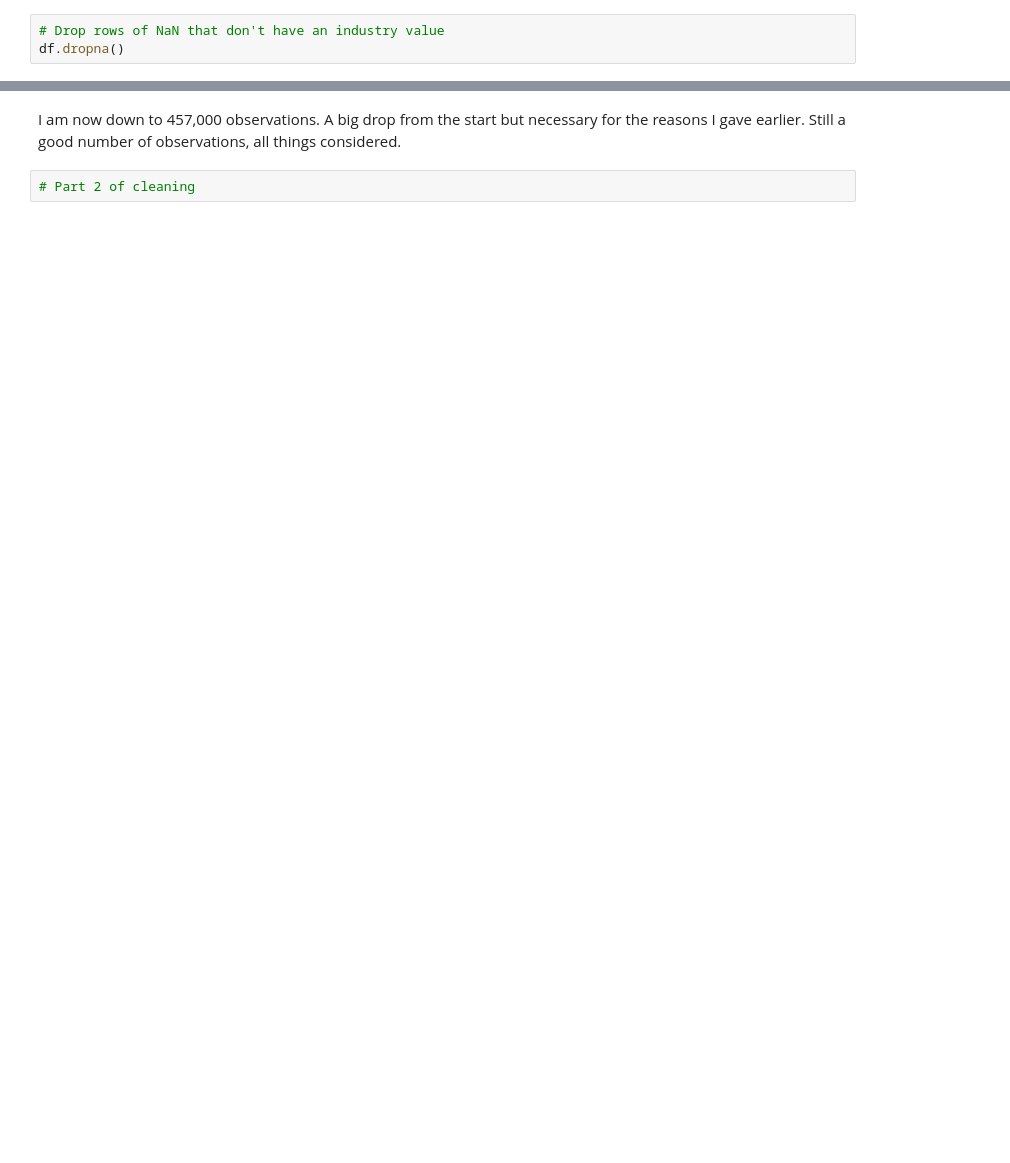
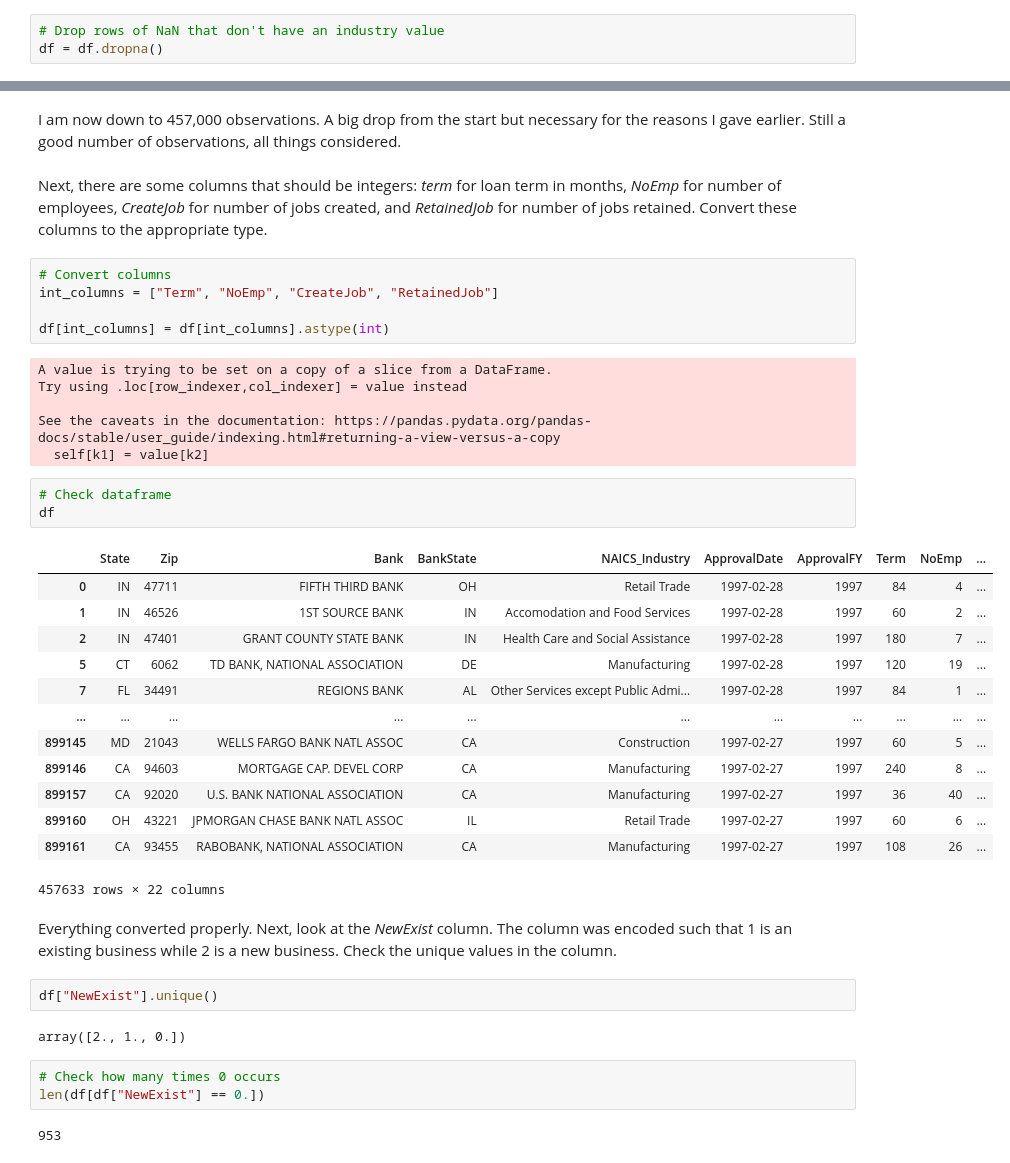
Before and after one commit to ik-okoro/SBA-Loans, a Jupyter notebook: SBA Loans Model.ipynb, the cells around one changed output, grey strips where cells are left out. Cells and saved outputs as stored; diff of their text form; blank space fills up the shorter version.

Commit message:
Finished cleaning. EDA and Feature engineering next

```diff
--- a/SBA Loans Model.ipynb
+++ b/SBA Loans Model.ipynb
@@ -640,4 +640,4 @@ len(df[df["NAICS_Industry"].isnull()])
 Looks like everything mapped correctly in lieu of the SettingWithCopyWarning. I don't want to suppress the warning in case something does not map correctly, I can be notified and make changes. So far, everything has worked as it should have.
 # %%
 # Drop rows of NaN that don't have an industry value
-df.dropna()
+df = df.dropna()
@@ -658,4 +644,43 @@ df.dropna()
 # %% [markdown]
 I am now down to 457,000 observations. A big drop from the start but necessary for the reasons I gave earlier. Still a good number of observations, all things considered.
-# %%
-# Part 2 of cleaning
+# %% [markdown]
+Next, there are some columns that should be integers: *term* for loan term in months, *NoEmp* for number of employees, *CreateJob* for number of jobs created, and *RetainedJob* for number of jobs retained. Convert these columns to the appropriate type.
+# %%
+# Convert columns
+int_columns = ["Term", "NoEmp", "CreateJob", "RetainedJob"]
+
+df[int_columns] = df[int_columns].astype(int)
+# %% [output]
+A value is trying to be set on a copy of a slice from a DataFrame.
+Try using .loc[row_indexer,col_indexer] = value instead
+
+See the caveats in the documentation: https://pandas.pydata.org/pandas-docs/stable/user_guide/indexing.html#returning-a-view-versus-a-copy
+  self[k1] = value[k2]
+# %%
+# Check dataframe
+df
+# %% [output]
+|  | State | Zip | Bank | BankState | NAICS_Industry | ApprovalDate | ApprovalFY | Term | NoEmp | ... |
+| 0 | IN | 47711 | FIFTH THIRD BANK | OH | Retail Trade | 1997-02-28 | 1997 | 84 | 4 | ... |
+| 1 | IN | 46526 | 1ST SOURCE BANK | IN | Accomodation and Food Services | 1997-02-28 | 1997 | 60 | 2 | ... |
+| 2 | IN | 47401 | GRANT COUNTY STATE BANK | IN | Health Care and Social Assistance | 1997-02-28 | 1997 | 180 | 7 | ... |
+| 5 | CT | 6062 | TD BANK, NATIONAL ASSOCIATION | DE | Manufacturing | 1997-02-28 | 1997 | 120 | 19 | ... |
+| 7 | FL | 34491 | REGIONS BANK | AL | Other Services except Public Admi... | 1997-02-28 | 1997 | 84 | 1 | ... |
+| ... | ... | ... | ... | ... | ... | ... | ... | ... | ... | ... |
+| 899145 | MD | 21043 | WELLS FARGO BANK NATL ASSOC | CA | Construction | 1997-02-27 | 1997 | 60 | 5 | ... |
+| 899146 | CA | 94603 | MORTGAGE CAP. DEVEL CORP | CA | Manufacturing | 1997-02-27 | 1997 | 240 | 8 | ... |
+| 899157 | CA | 92020 | U.S. BANK NATIONAL ASSOCIATION | CA | Manufacturing | 1997-02-27 | 1997 | 36 | 40 | ... |
+| 899160 | OH | 43221 | JPMORGAN CHASE BANK NATL ASSOC | IL | Retail Trade | 1997-02-27 | 1997 | 60 | 6 | ... |
+| 899161 | CA | 93455 | RABOBANK, NATIONAL ASSOCIATION | CA | Manufacturing | 1997-02-27 | 1997 | 108 | 26 | ... |
+457633 rows × 22 columns
+# %% [markdown]
+Everything converted properly. Next, look at the *NewExist* column. The column was encoded such that 1 is an existing business while 2 is a new business. Check the unique values in the column.
+# %%
+df["NewExist"].unique()
+# %% [output]
+array([2., 1., 0.])
+# %%
+# Check how many times 0 occurs
+len(df[df["NewExist"] == 0.])
+# %% [output]
+953
```
Also changed, not shown: parts of 34 cells of this notebook.
